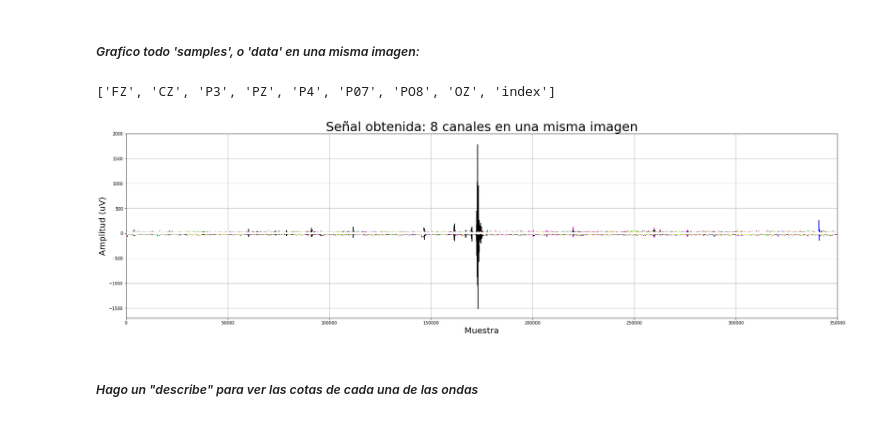
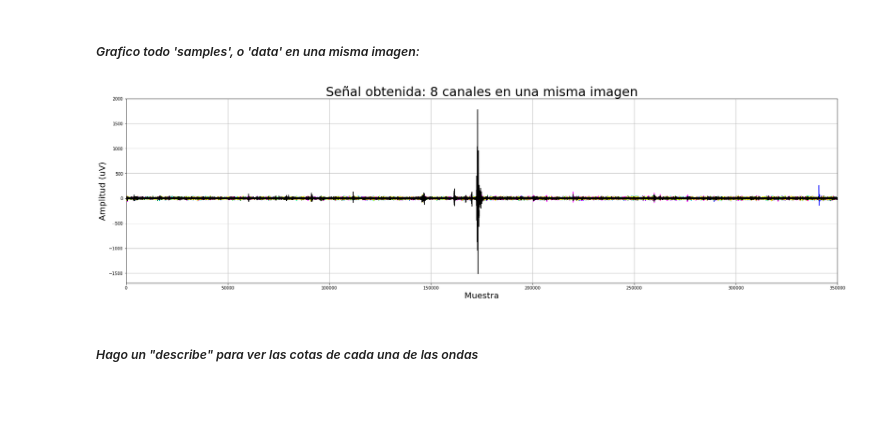
Before and after one commit to alexchavez1980/repo_tesis2, a Jupyter notebook: old_versions/a_DrugSignal_221120.ipynb, the cells around one changed output. Cells and saved outputs as stored; diff of their text form; code cells hidden in the pictures.

```diff
--- a/python-nerv-master/A_DrugSignal_03-221120.ipynb
+++ b/old_versions/a_DrugSignal_221120.ipynb
@@ -70,31 +85,28 @@ df_mat4_data = pd.DataFrame(mat4['data'][0][0][0])
 # %% [markdown]
 ##### *Grafico todo 'samples', o 'data' en una misma imagen:*
 # %%
-#df_mat4_data.columns = ['FZ', 'CZ', 'P3', 'PZ', 'P4', 'P07', 'PO8', 'OZ']
+#df_mat4_data.columns = ['FZ', 'CZ', 'P3', 'PZ', 'P4', 'P07', 'PO8', 'OZ'] #(OJO, SI LO AGREGO NO HACE EL FOR ABAJO)
 df_mat4_data['index'] = df_mat4_data.index
-#df_mat4_samples.columns = ['FZ', 'CZ', 'P3', 'PZ', 'P4', 'P07', 'PO8', 'OZ']
+#df_mat4_samples.columns = ['FZ', 'CZ', 'P3', 'PZ', 'P4', 'P07', 'PO8', 'OZ'] #(OJO, SI LO AGREGO NO HACE EL FOR ABAJO)
 df_mat4_samples['index'] = df_mat4_samples.index
 channelNames = ['FZ', 'CZ', 'P3', 'PZ', 'P4', 'P07', 'PO8', 'OZ','index']
-channelNames
-# %% [output]
-['FZ', 'CZ', 'P3', 'PZ', 'P4', 'P07', 'PO8', 'OZ', 'index']
 # %%
 plt.figure(figsize=(30,8))
 axes = plt.gca()
-for i in range(0,8):
+for i in range(0,7):
     plt.plot(df_mat4_data['index'], df_mat4_data[i], color[i])
 axes.set_title('Señal obtenida: 8 canales en una misma imagen')
 axes.set_xlabel('Muestra')
 axes.set_ylabel('Amplitud (uV)')
 axes.title.set_size(30)
 axes.xaxis.label.set_size(20)
 axes.yaxis.label.set_size(20)
 plt.axis((0,350000,-1700,2000))
 plt.grid()
-plt.savefig("./images_alex/01 - P300S04_PRUEBA.jpg")
+plt.savefig("./images_alex/01 - P300S04 - 8 Canales.jpg")
 plt.show()
 # %% [output]
-[figure, old version]
+[figure, new version]
 # %% [markdown]
 ##### *Hago un "describe" para ver las cotas de cada una de las ondas*
 # %%
```
Also changed, not shown: parts of 12 cells of this notebook, 28 other files.
